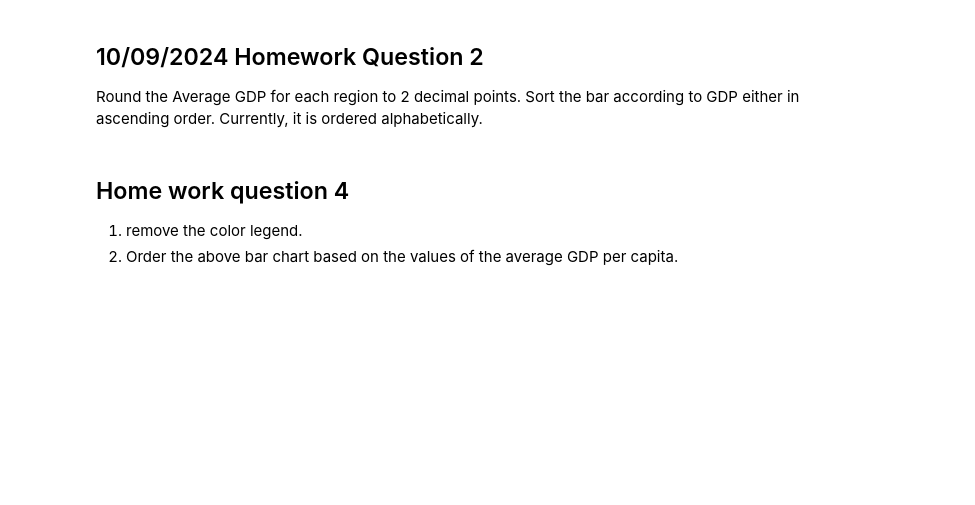
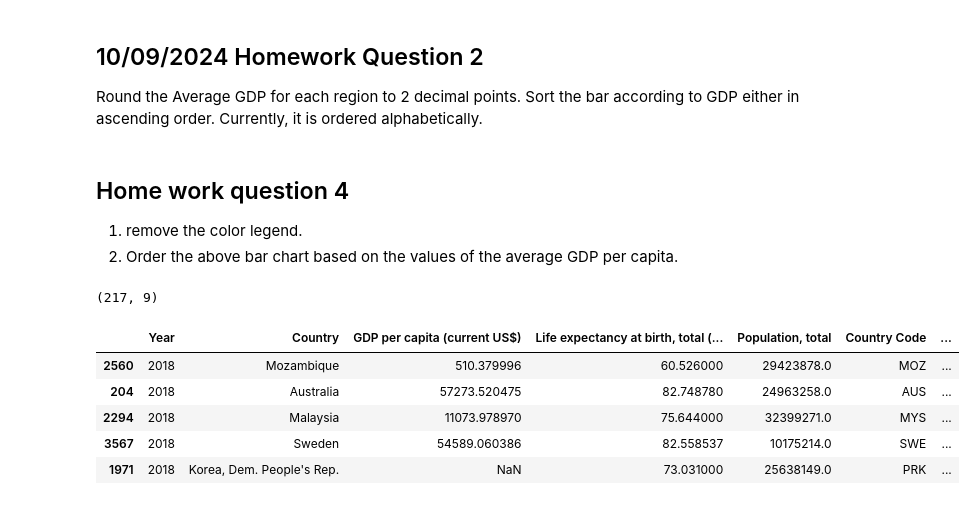
Before and after one commit to wcj365/python-stats-dataviz, a Jupyter notebook: fall2024/assignment_06.ipynb, the cells around one changed output. Saved outputs shown, nothing was run; the diff lists cells and outputs as text; code cells hidden in the pictures; blank space fills up the shorter version.

```diff
--- a/fall2024/assignment_06.ipynb
+++ b/fall2024/assignment_06.ipynb
@@ -521,0 +536,12 @@ fig.update_layout(showlegend=False)
+# %%
+df_2018 = df[df["Year"] == 2018]
+print(df_2018.shape)
+df_2018.sample(5)
+# %% [output]
+(217, 9)
+|  | Year | Country | GDP per capita (current US$) | Life expectancy at birth, total (... | Population, total | Country Code | ... |
+| 2560 | 2018 | Mozambique | 510.379996 | 60.526000 | 29423878.0 | MOZ | ... |
+| 204 | 2018 | Australia | 57273.520475 | 82.748780 | 24963258.0 | AUS | ... |
+| 2294 | 2018 | Malaysia | 11073.978970 | 75.644000 | 32399271.0 | MYS | ... |
+| 3567 | 2018 | Sweden | 54589.060386 | 82.558537 | 10175214.0 | SWE | ... |
+| 1971 | 2018 | Korea, Dem. People's Rep. | NaN | 73.031000 | 25638149.0 | PRK | ... |
```
Also changed, not shown: parts of 19 cells of this notebook.
